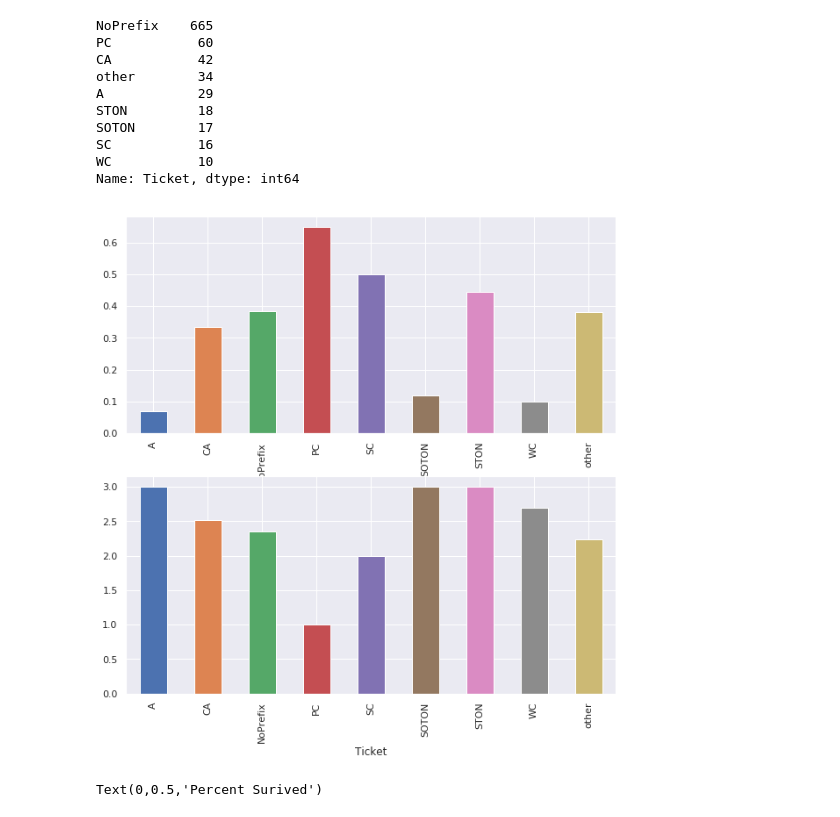
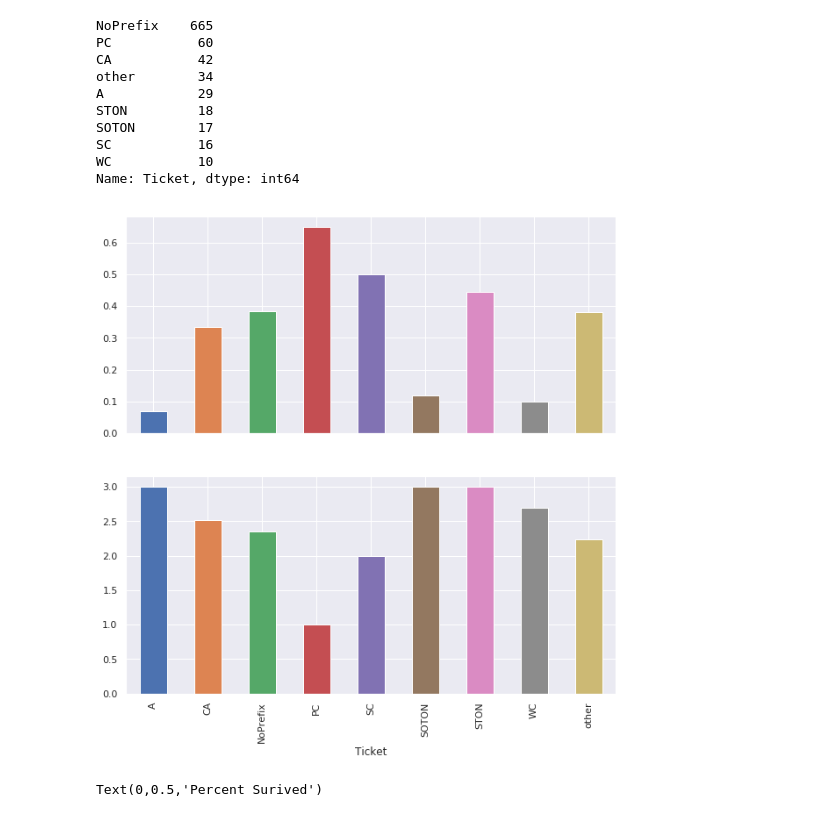
Before and after one commit to JamJarKid/Kaggle, a Jupyter notebook: Titanic/exploration.ipynb, the cells around one changed output. Cells and saved outputs as stored; diff of their text form; code cells hidden in the pictures.

Commit message:
Updated analysis and made visualisation code cleaner

```diff
--- a/Titanic/exploration.ipynb
+++ b/Titanic/exploration.ipynb
@@ -242,12 +242,12 @@ Name: Ticket, dtype: int64
 # %%
 fig, axarr = plt.subplots(2,1, figsize = (10,10))
 plots = ['Survived', 'Pclass']
 for i in range(2):
     plt.sca(axarr[i])
+    X.groupby('Ticket')[plots[i]].mean().plot(kind='bar',sharex=True)
     X.groupby('Ticket')[plots[i]].mean().plot(kind='bar')
-    X.groupby('Ticket')[plots[i]].mean().plot(kind='bar')
 # %% [output]
-[figure, old version]
+[figure, new version]
 # %%
 X.drop('Cabin',axis=1, inplace=True)
 
```
Also changed, not shown: parts of 22 cells of this notebook, 1 other file.
